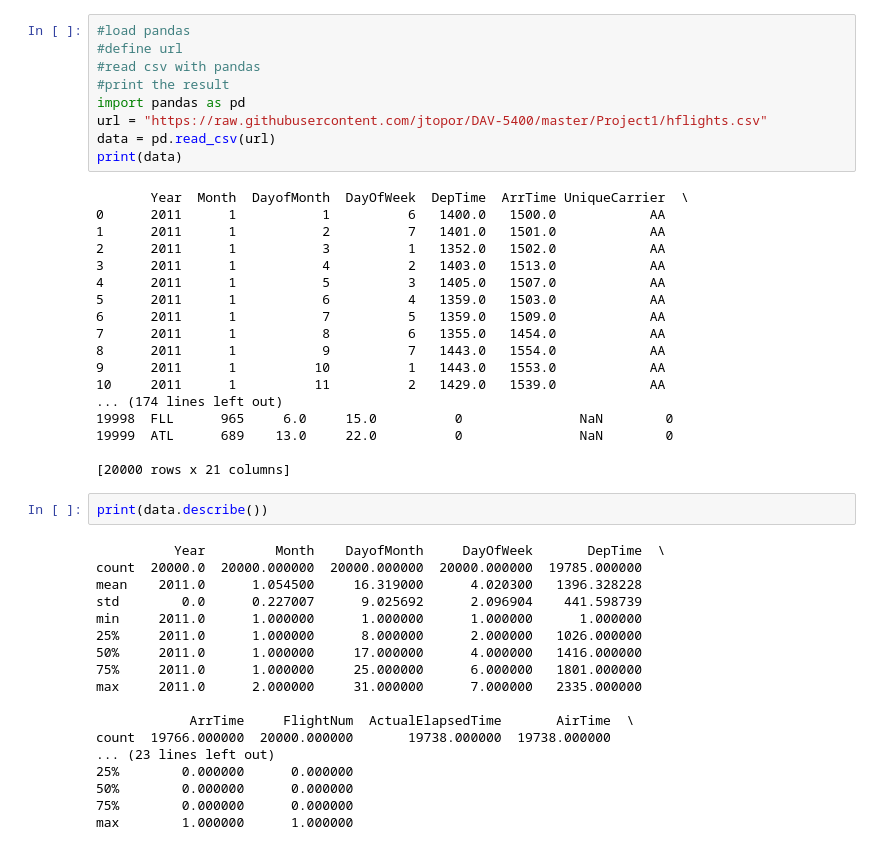
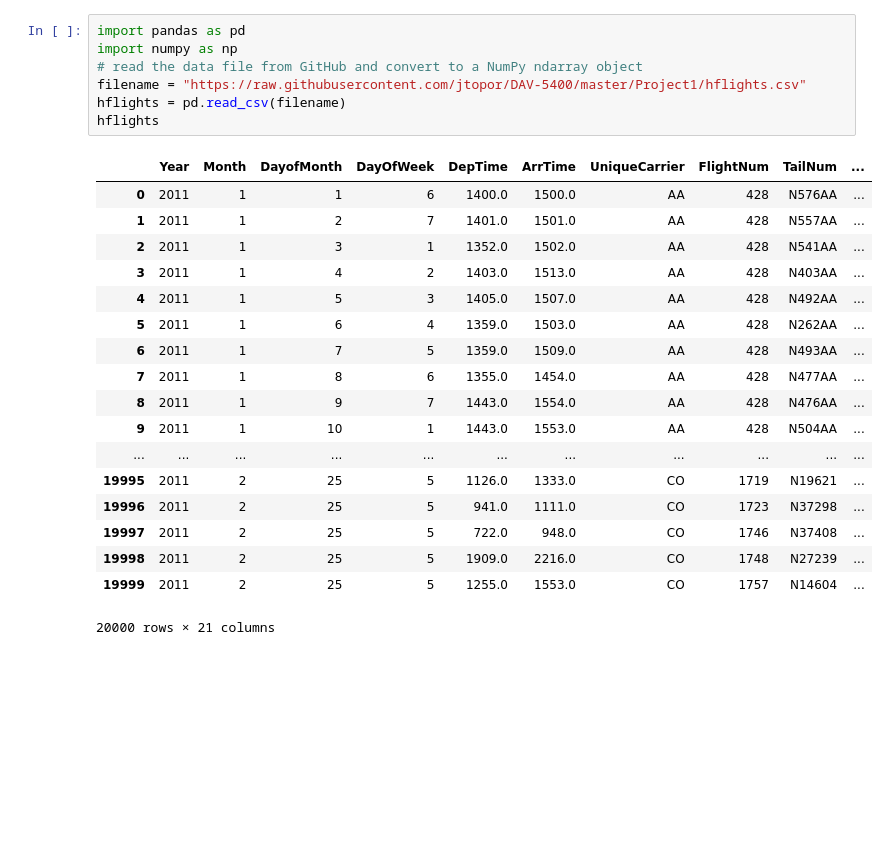
Before and after one commit to mandy941/week5, a Jupyter notebook: M_Yang_W5_assn.ipynb, the cells around one changed output. Saved outputs shown, nothing was run; the diff lists cells and outputs as text; blank space fills up the shorter version.

```diff
--- a/M_Yang_W5_assn.ipynb
+++ b/M_Yang_W5_assn.ipynb
@@ -1,47 +1,26 @@
-# %%
-#load pandas
-#define url
-#read csv with pandas
-#print the result
-import pandas as pd
-url = "https://raw.githubusercontent.com/jtopor/DAV-5400/master/Project1/hflights.csv"
-data = pd.read_csv(url)
-print(data)
-# %% [output]
-       Year  Month  DayofMonth  DayOfWeek  DepTime  ArrTime UniqueCarrier  \
-0      2011      1           1          6   1400.0   1500.0            AA
-1      2011      1           2          7   1401.0   1501.0            AA
-2      2011      1           3          1   1352.0   1502.0            AA
-3      2011      1           4          2   1403.0   1513.0            AA
-4      2011      1           5          3   1405.0   1507.0            AA
-5      2011      1           6          4   1359.0   1503.0            AA
-6      2011      1           7          5   1359.0   1509.0            AA
-7      2011      1           8          6   1355.0   1454.0            AA
-8      2011      1           9          7   1443.0   1554.0            AA
-9      2011      1          10          1   1443.0   1553.0            AA
-10     2011      1          11          2   1429.0   1539.0            AA
-... (174 lines left out)
-19998  FLL      965     6.0     15.0          0               NaN        0
-19999  ATL      689    13.0     22.0          0               NaN        0
-
-[20000 rows x 21 columns]
-# %%
-print(data.describe())
-# %% [output]
-          Year         Month    DayofMonth     DayOfWeek       DepTime  \
-count  20000.0  20000.000000  20000.000000  20000.000000  19785.000000
-mean    2011.0      1.054500     16.319000      4.020300   1396.328228
-std        0.0      0.227007      9.025692      2.096904    441.598739
-min     2011.0      1.000000      1.000000      1.000000      1.000000
-25%     2011.0      1.000000      8.000000      2.000000   1026.000000
-50%     2011.0      1.000000     17.000000      4.000000   1416.000000
-75%     2011.0      1.000000     25.000000      6.000000   1801.000000
-max     2011.0      2.000000     31.000000      7.000000   2335.000000
-
-            ArrTime     FlightNum  ActualElapsedTime       AirTime  \
-count  19766.000000  20000.000000       19738.000000  19738.000000
-... (23 lines left out)
-25%        0.000000      0.000000
-50%        0.000000      0.000000
-75%        0.000000      0.000000
-max        1.000000      1.000000
+# %%
+import pandas as pd
+import numpy as np
+# read the data file from GitHub and convert to a NumPy ndarray object
+filename = "https://raw.githubusercontent.com/jtopor/DAV-5400/master/Project1/hflights.csv"
+hflights = pd.read_csv(filename)
+hflights
+# %% [output]
+|  | Year | Month | DayofMonth | DayOfWeek | DepTime | ArrTime | UniqueCarrier | FlightNum | TailNum | ... |
+| 0 | 2011 | 1 | 1 | 6 | 1400.0 | 1500.0 | AA | 428 | N576AA | ... |
+| 1 | 2011 | 1 | 2 | 7 | 1401.0 | 1501.0 | AA | 428 | N557AA | ... |
+| 2 | 2011 | 1 | 3 | 1 | 1352.0 | 1502.0 | AA | 428 | N541AA | ... |
+| 3 | 2011 | 1 | 4 | 2 | 1403.0 | 1513.0 | AA | 428 | N403AA | ... |
+| 4 | 2011 | 1 | 5 | 3 | 1405.0 | 1507.0 | AA | 428 | N492AA | ... |
+| 5 | 2011 | 1 | 6 | 4 | 1359.0 | 1503.0 | AA | 428 | N262AA | ... |
+| 6 | 2011 | 1 | 7 | 5 | 1359.0 | 1509.0 | AA | 428 | N493AA | ... |
+| 7 | 2011 | 1 | 8 | 6 | 1355.0 | 1454.0 | AA | 428 | N477AA | ... |
+| 8 | 2011 | 1 | 9 | 7 | 1443.0 | 1554.0 | AA | 428 | N476AA | ... |
+| 9 | 2011 | 1 | 10 | 1 | 1443.0 | 1553.0 | AA | 428 | N504AA | ... |
+| ... | ... | ... | ... | ... | ... | ... | ... | ... | ... | ... |
+| 19995 | 2011 | 2 | 25 | 5 | 1126.0 | 1333.0 | CO | 1719 | N19621 | ... |
+| 19996 | 2011 | 2 | 25 | 5 | 941.0 | 1111.0 | CO | 1723 | N37298 | ... |
+| 19997 | 2011 | 2 | 25 | 5 | 722.0 | 948.0 | CO | 1746 | N37408 | ... |
+| 19998 | 2011 | 2 | 25 | 5 | 1909.0 | 2216.0 | CO | 1748 | N27239 | ... |
+| 19999 | 2011 | 2 | 25 | 5 | 1255.0 | 1553.0 | CO | 1757 | N14604 | ... |
+20000 rows × 21 columns
```
Also changed, not shown: parts of 4 cells of this notebook.
